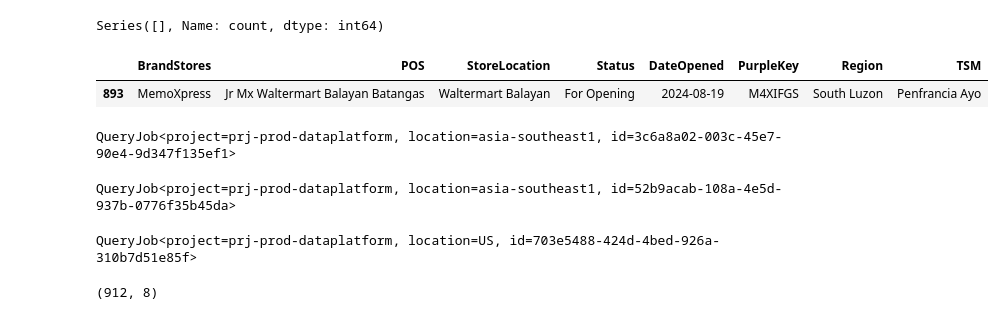
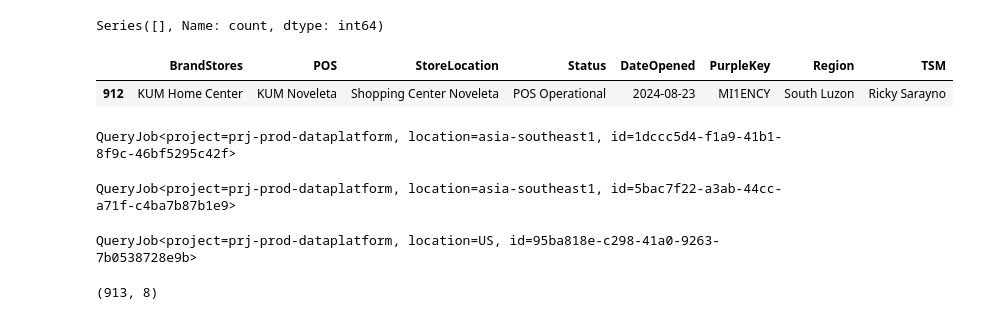
Before and after one commit to dchakroborti-tonik/POS_Addition, a Jupyter notebook: Notebook/Pos_mapping_new.ipynb, the cells around one changed output. Saved outputs shown, nothing was run; the diff lists cells and outputs as text; code cells hidden in the pictures.

```diff
--- a/Notebook/Pos_mapping_new.ipynb
+++ b/Notebook/Pos_mapping_new.ipynb
@@ -24,6 +24,6 @@ client = bigquery.Client(project='prj-prod-dataplatform')
 # Set options or configurations as needed
 # Example: pd.set_option('display.max_columns', None)
 # %%
-df = pd.read_csv(r"C:\Users\DwaipayanChakroborti\OneDrive - Tonik Financial Pte Ltd\MyStuff\SIL Sales\Shin Nebria\POS_Addition\Data\pos_add_20240823_file2.csv")
+df = pd.read_csv(r"C:\Users\DwaipayanChakroborti\OneDrive - Tonik Financial Pte Ltd\MyStuff\SIL Sales\Shin Nebria\POS_Addition\Data\pos_add_20240823_file3.csv")
 df.shape
 # %% [output]
@@ -388,32 +344,32 @@ print(filtered_counts)
 # %% [output]
 Series([], Name: count, dtype: int64)
 # %%
-df[df['PurpleKey']== 'M4XIFGS']
+df[df['PurpleKey']== 'MI1ENCY']
 # %% [output]
 |  | BrandStores | POS | StoreLocation | Status | DateOpened | PurpleKey | Region | TSM |
-| 893 | MemoXpress | Jr Mx Waltermart Balayan Batangas | Waltermart Balayan | For Opening | 2024-08-19 | M4XIFGS | South Luzon | Penfrancia Ayo |
+| 912 | KUM Home Center | KUM Noveleta | Shopping Center Noveleta | POS Operational | 2024-08-23 | MI1ENCY | South Luzon | Ricky Sarayno |
 # %%
 sq = """drop table prj-prod-dataplatform.dap_ds_poweruser_playground.POS_TSM_MAPIING;"""
 
 client.query(sq)
 # %% [output]
-QueryJob<project=prj-prod-dataplatform, location=asia-southeast1, id=3c6a8a02-003c-45e7-90e4-9d347f135ef1>
+QueryJob<project=prj-prod-dataplatform, location=asia-southeast1, id=1dccc5d4-f1a9-41b1-8f9c-46bf5295c42f>
 # %%
 sq = """create table prj-prod-dataplatform.dap_ds_poweruser_playground.POS_TSM_MAPIING as select * from prj-prod-dataplatform.dap_ds_poweruser_playground.POS_TSM_MAPIING1;"""
 client.query(sq)
 # %% [output]
-QueryJob<project=prj-prod-dataplatform, location=asia-southeast1, id=52b9acab-108a-4e5d-937b-0776f35b45da>
+QueryJob<project=prj-prod-dataplatform, location=asia-southeast1, id=5bac7f22-a3ab-44cc-a71f-c4ba7b87b1e9>
 # %%
 client.query("commit")
 # %% [output]
-QueryJob<project=prj-prod-dataplatform, location=US, id=703e5488-424d-4bed-926a-310b7d51e85f>
+QueryJob<project=prj-prod-dataplatform, location=US, id=95ba818e-c298-41a0-9263-7b0538728e9b>
 # %%
 sq = """select * from prj-prod-dataplatform.dap_ds_poweruser_playground.POS_TSM_MAPIING;"""
 
 df = client.query(sq).to_dataframe(progress_bar_type='tqdm')
 df.shape
 # %% [output]
-(912, 8)
+(913, 8)
 # %%
 df[df['BrandStores']=='VMax Mobile'].sort_values(by='DateOpened')
 # %% [output]
```
Also changed, not shown: parts of 32 cells of this notebook, 3 other files.
